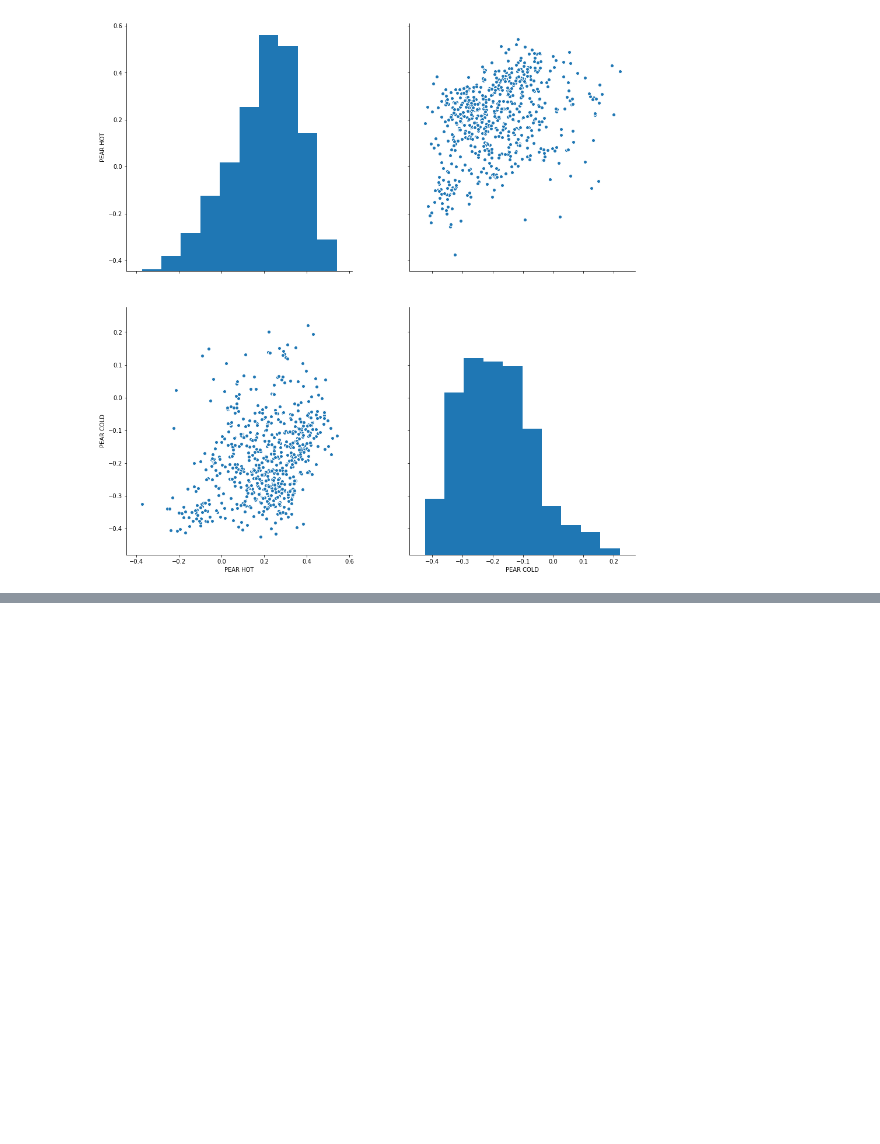
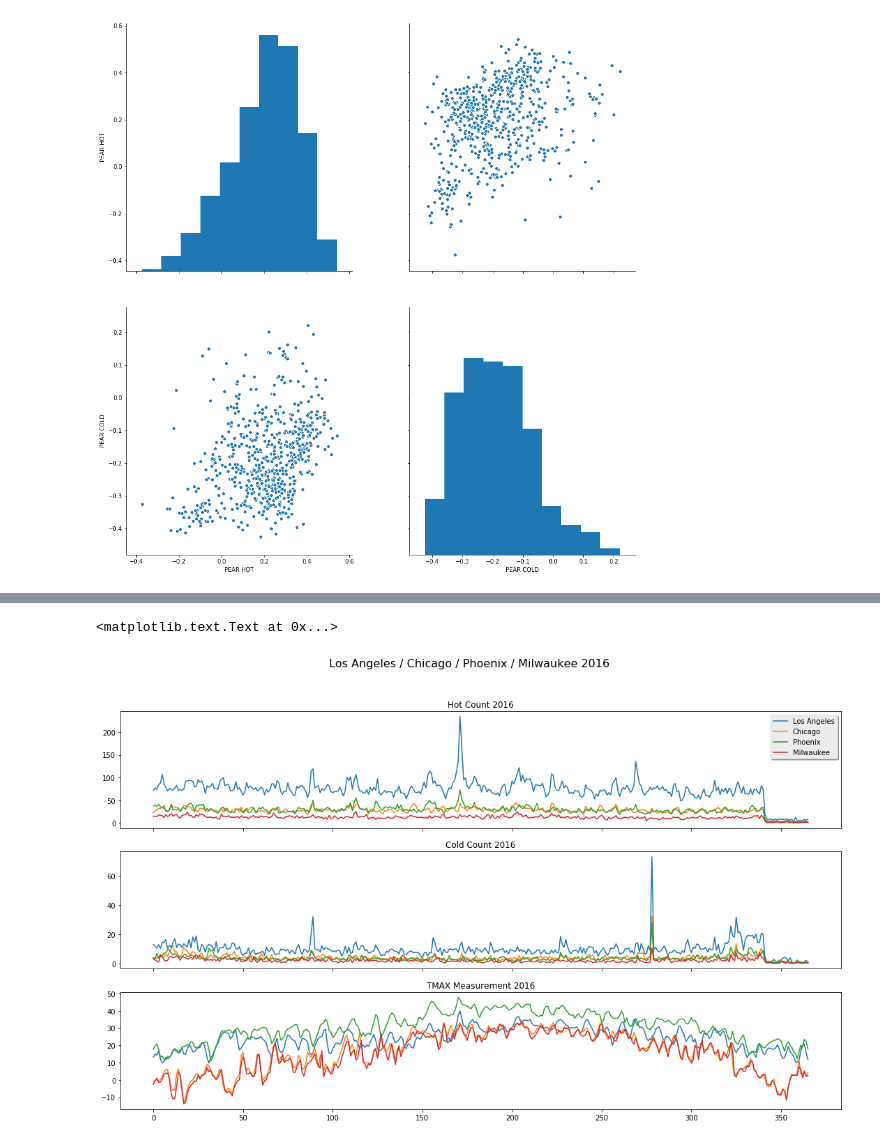
Before and after one commit to ShawnHouCHN/Advanced-Project-in-Digital-Media-Engineering-E17, a Jupyter notebook: notebooks/USA climatological station data parser.ipynb, the cells around one changed output, grey strips where cells are left out. Saved outputs shown, nothing was run; the diff lists cells and outputs as text; code cells hidden in the pictures; blank space fills up the shorter version.

```diff
--- a/notebooks/USA climatological station data parser.ipynb
+++ b/notebooks/USA climatological station data parser.ipynb
@@ -699,3 +705,6 @@ pair_corr=sns.pairplot(correlation_top_df,vars=['PEAR HOT','PEAR COLD'])
 pair_corr.fig.set_size_inches(15,15, forward=True)
 # %% [output]
 [figure]
+# %%
+county_hot_top_df['NAME']=county_name_top_list
+county_cold_top_df['NAME']=county_name_top_list
@@ -701,0 +723,50 @@ pair_corr.fig.set_size_inches(15,15, forward=True)
+# %%
+fips_la="06037"  #06037 is Los Angeles
+la_hot_list=county_hot_top_df.loc[county_hot_top_df.FIPS == fips_la].values.tolist()[0][:-2]
+la_cold_list=county_cold_top_df.loc[county_cold_top_df.FIPS == fips_la].values.tolist()[0][:-2]
+la_tmax_list = daily_county_avg_knn_dfs.loc[daily_county_avg_knn_dfs.FIPS ==fips_la].values.tolist()[0][:-1]
+x_ticks=county_hot_top_df.columns.tolist()[:-2]
+x = np.arange(len(la_tmax_list))
+
+fips_chi="17031" #17031 is Chicago
+chi_hot_list=county_hot_top_df.loc[county_hot_top_df.FIPS == fips_chi].values.tolist()[0][:-2]
+chi_cold_list=county_cold_top_df.loc[county_cold_top_df.FIPS == fips_chi].values.tolist()[0][:-2]
+chi_tmax_list = daily_county_avg_knn_dfs.loc[daily_county_avg_knn_dfs.FIPS ==fips_chi].values.tolist()[0][:-1]
+
+fips_phi="04013" #04013 is Phoenix
+phi_hot_list=county_hot_top_df.loc[county_hot_top_df.FIPS == fips_phi].values.tolist()[0][:-2]
+phi_cold_list=county_cold_top_df.loc[county_cold_top_df.FIPS == fips_phi].values.tolist()[0][:-2]
+phi_tmax_list = daily_county_avg_knn_dfs.loc[daily_county_avg_knn_dfs.FIPS ==fips_phi].values.tolist()[0][:-1]
+
+fips_mil="55079" #55079 is Millwoukee
+mil_hot_list=county_hot_top_df.loc[county_hot_top_df.FIPS == fips_mil].values.tolist()[0][:-2]
+mil_cold_list=county_cold_top_df.loc[county_cold_top_df.FIPS == fips_mil].values.tolist()[0][:-2]
+mil_tmax_list = daily_county_avg_knn_dfs.loc[daily_county_avg_knn_dfs.FIPS ==fips_mil].values.tolist()[0][:-1]
+
+mil_tmax_list=np.array(mil_tmax_list)/10
+phi_tmax_list=np.array(phi_tmax_list)/10
+chi_tmax_list=np.array(chi_tmax_list)/10
+la_tmax_list=np.array(la_tmax_list)/10
+
+f, axarr = plt.subplots(3, sharex=True)
+f.suptitle('Los Angeles / Chicago / Phoenix / Milwaukee 2016', fontsize=16)
+f.set_size_inches(18.5, 10.5, forward=True)
+axarr[0].plot(x,la_hot_list,label='Los Angeles')
+axarr[0].plot(x,chi_hot_list,label='Chicago')
+axarr[0].plot(x,phi_hot_list,label='Phoenix')
+axarr[0].plot(x,mil_hot_list,label='Milwaukee')
+legend = axarr[0].legend(loc='upper right', shadow=True)
+axarr[0].set_title("Hot Count 2016")
+axarr[1].plot(x,la_cold_list,label='Los Angeles')
+axarr[1].plot(x,chi_cold_list,label='Chicago')
+axarr[1].plot(x,phi_cold_list,label='Phoenix')
+axarr[1].plot(x,mil_cold_list,label='Milwaukee')
+axarr[1].set_title("Cold Count 2016")
+axarr[2].plot(x,la_tmax_list,label='Los Angeles')
+axarr[2].plot(x,chi_tmax_list,label='Chicago')
+axarr[2].plot(x,phi_tmax_list,label='Phoenix')
+axarr[2].plot(x,mil_tmax_list,label='Milwaukee')
+axarr[2].set_title("TMAX Measurement 2016")
+# %% [output]
+<matplotlib.text.Text at 0x...>
+[figure, added]
```
Also changed, not shown: parts of 3 cells of this notebook.
